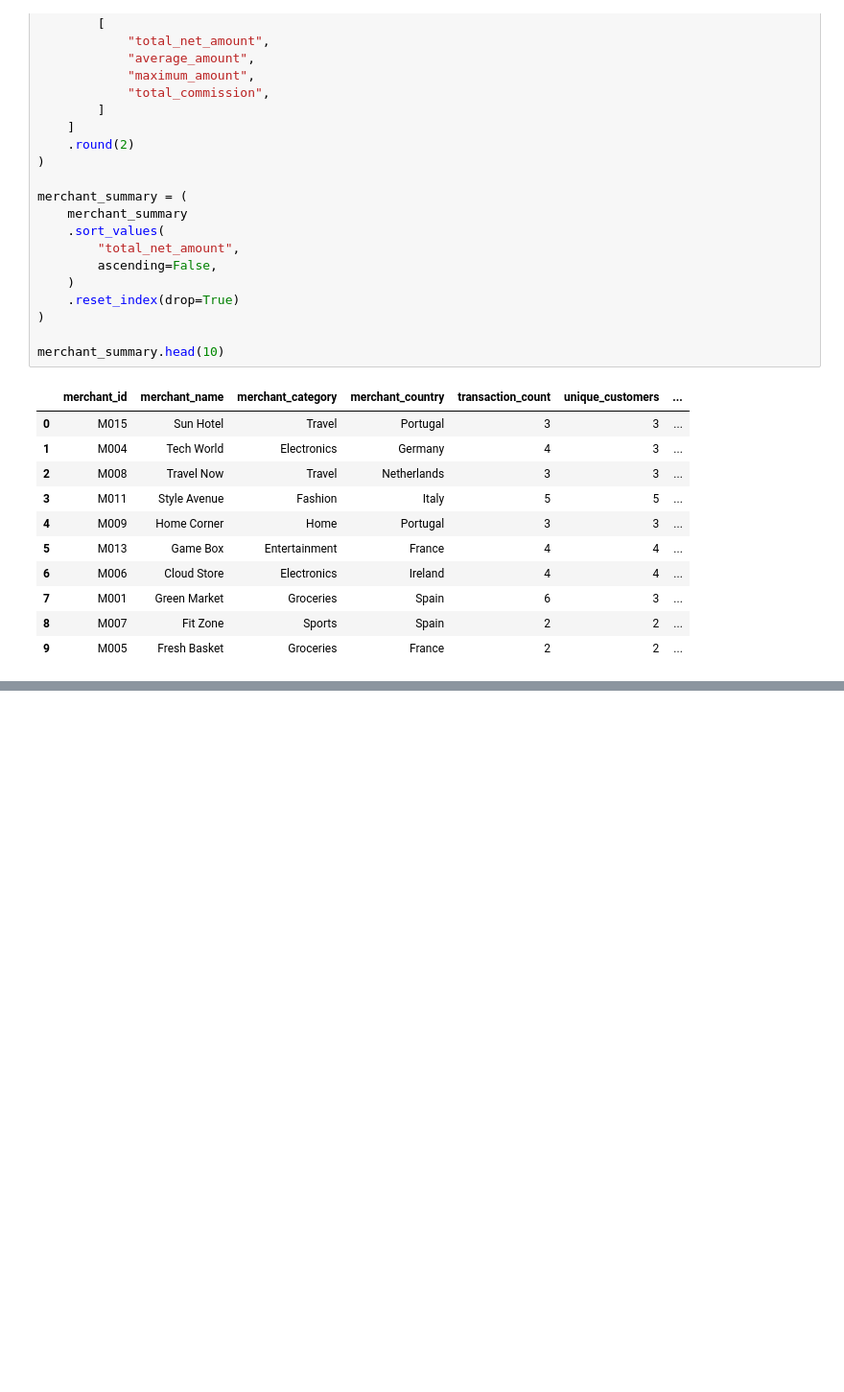
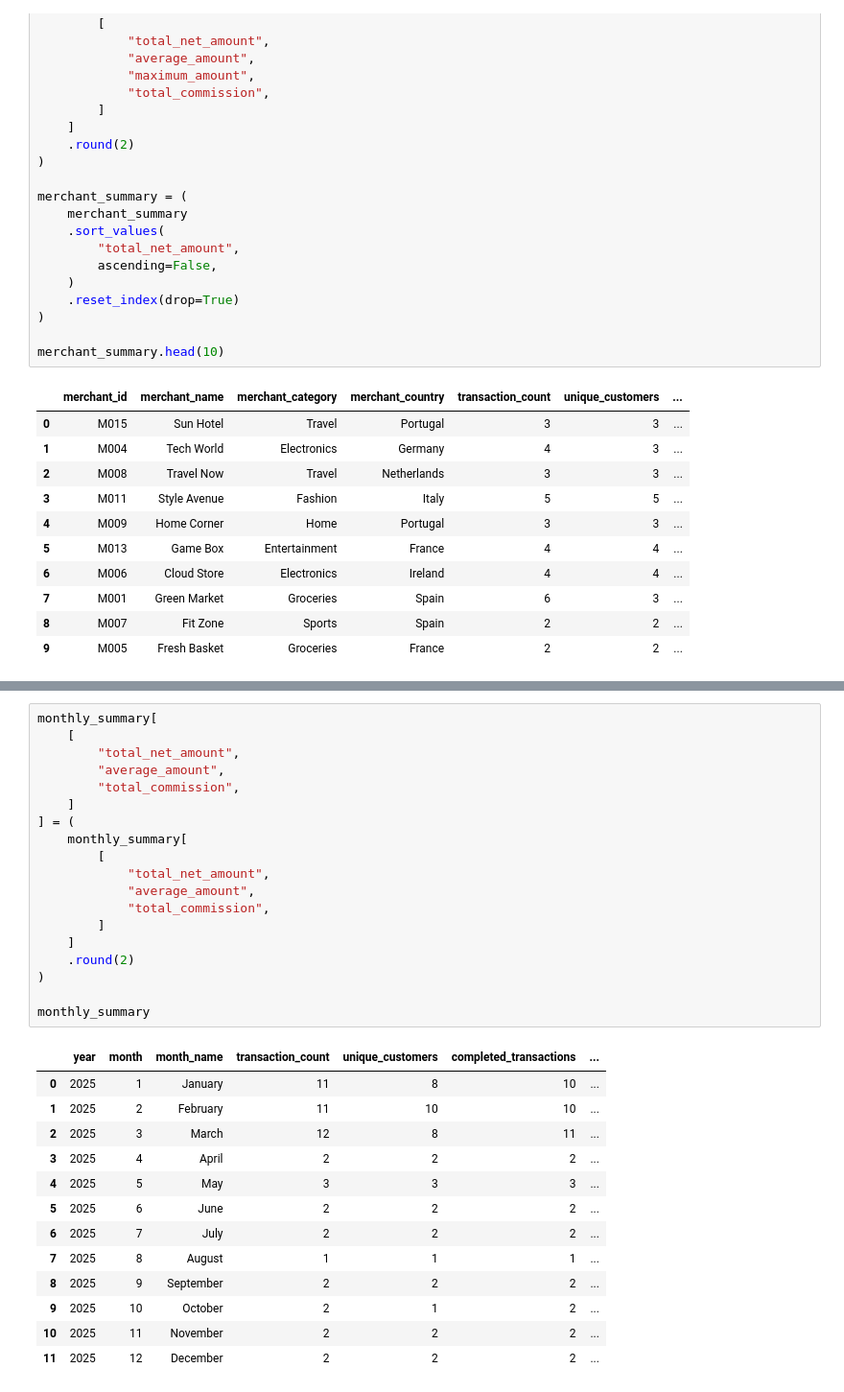
Before and after one commit to glezirene/transaction-intelligence, a Jupyter notebook: notebooks/05_business_analysis.ipynb, the cells around one changed output, grey strips where cells are left out. Shown at 96% size. Drawn from its saved outputs; the diff is of its cells as text; blank space fills up the shorter version.

Commit message:
Add customer level metrics and save business summaries

```diff
--- a/notebooks/05_business_analysis.ipynb
+++ b/notebooks/05_business_analysis.ipynb
@@ -592,0 +641,33 @@ merchant_summary.head(10)
+# %%
+monthly_summary[
+    [
+        "total_net_amount",
+        "average_amount",
+        "total_commission",
+    ]
+] = (
+    monthly_summary[
+        [
+            "total_net_amount",
+            "average_amount",
+            "total_commission",
+        ]
+    ]
+    .round(2)
+)
+
+monthly_summary
+# %% [output]
+|  | year | month | month_name | transaction_count | unique_customers | completed_transactions | ... |
+| 0 | 2025 | 1 | January | 11 | 8 | 10 | ... |
+| 1 | 2025 | 2 | February | 11 | 10 | 10 | ... |
+| 2 | 2025 | 3 | March | 12 | 8 | 11 | ... |
+| 3 | 2025 | 4 | April | 2 | 2 | 2 | ... |
+| 4 | 2025 | 5 | May | 3 | 3 | 3 | ... |
+| 5 | 2025 | 6 | June | 2 | 2 | 2 | ... |
+| 6 | 2025 | 7 | July | 2 | 2 | 2 | ... |
+| 7 | 2025 | 8 | August | 1 | 1 | 1 | ... |
+| 8 | 2025 | 9 | September | 2 | 2 | 2 | ... |
+| 9 | 2025 | 10 | October | 2 | 1 | 2 | ... |
+| 10 | 2025 | 11 | November | 2 | 2 | 2 | ... |
+| 11 | 2025 | 12 | December | 2 | 2 | 2 | ... |
```
Also changed, not shown: parts of 9 cells of this notebook, 6 other files.
